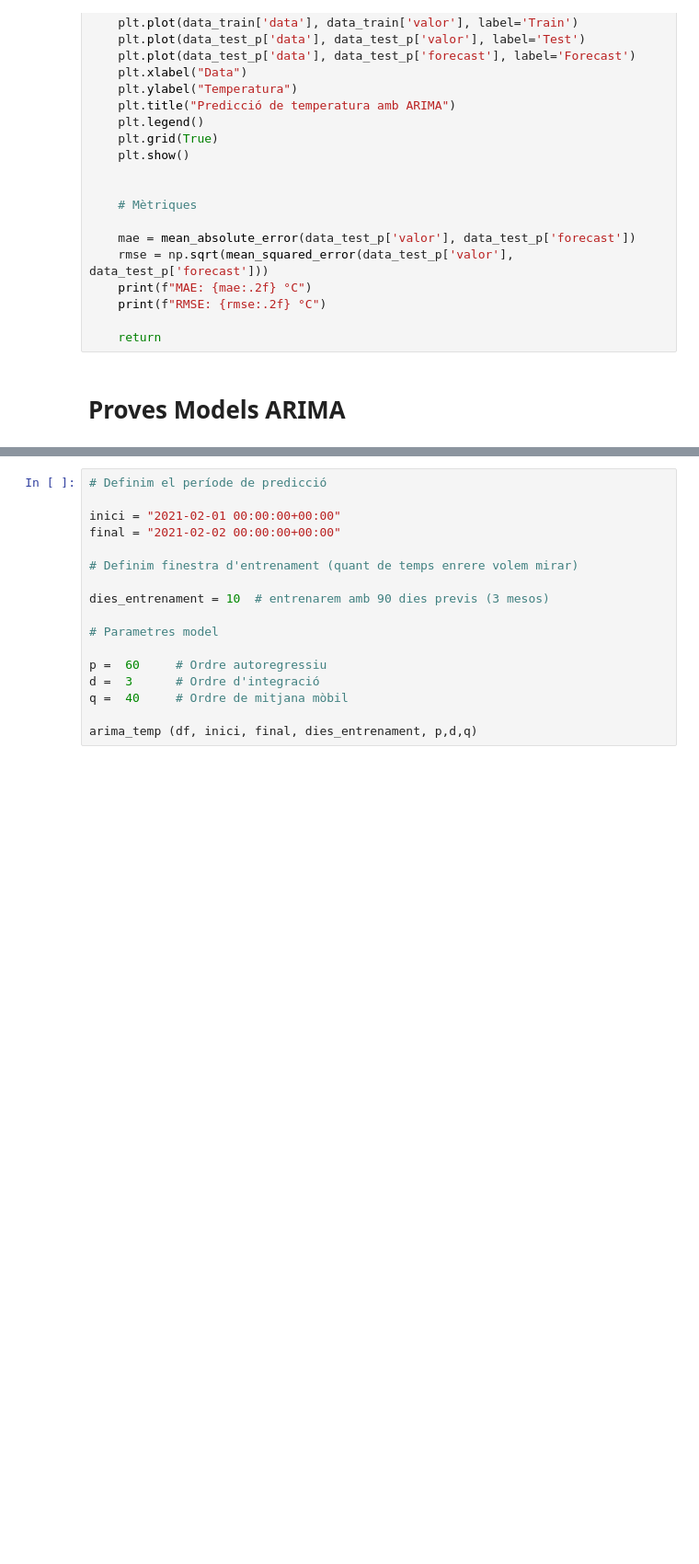
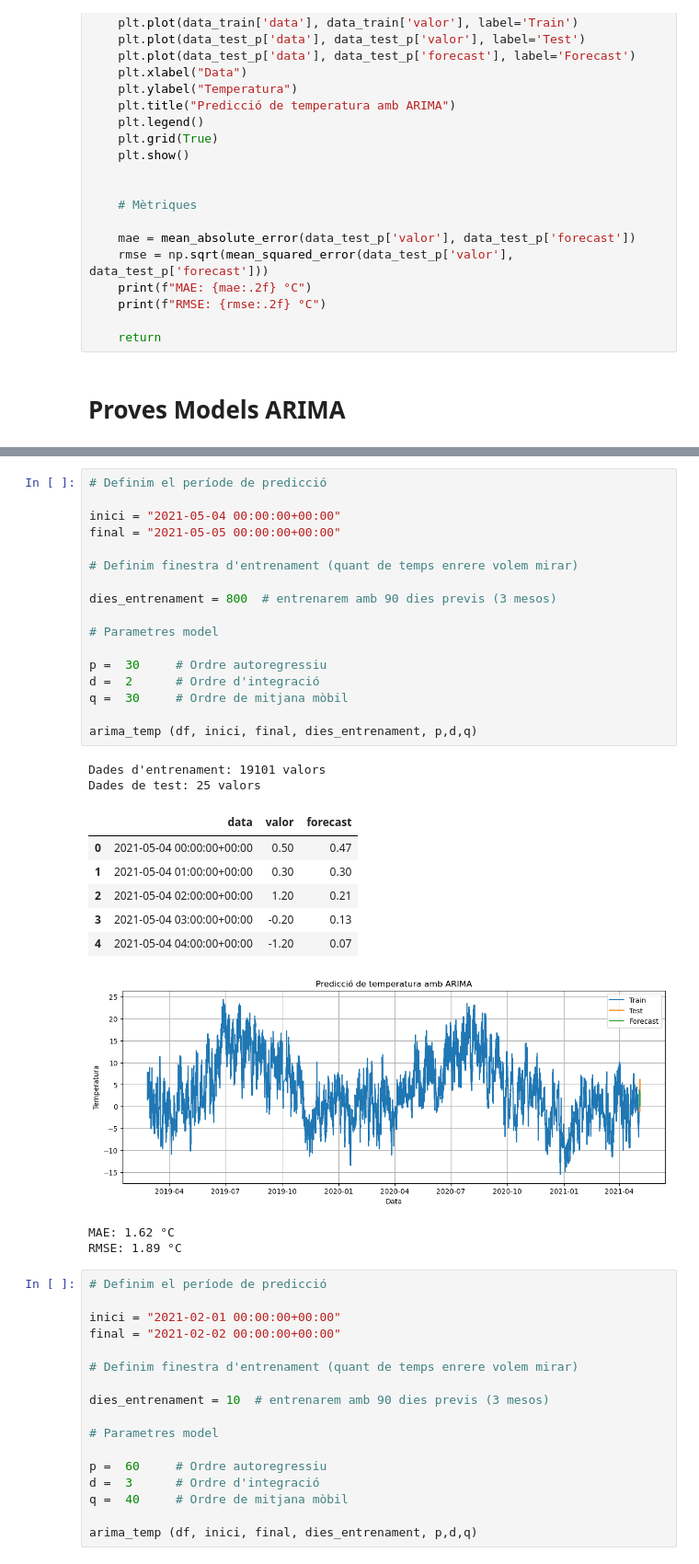
Before and after one commit to Paurro/TFM_SCM_Temperature_Forecasting_ML, a Jupyter notebook: models_prediccio/forecast_primers_casos/arima_model.ipynb, the cells around one changed output, grey strips where cells are left out. Shown at 92% size. Saved outputs shown, nothing was run; the diff lists cells and outputs as text; blank space fills up the shorter version.

```diff
--- a/models_prediccio/forecast_primers_casos/arima_model.ipynb
+++ b/models_prediccio/forecast_primers_casos/arima_model.ipynb
@@ -306,3 +306,32 @@ RMSE: 2.32 °C
+# %%
+# Definim el període de predicció
+
+inici = "2021-05-04 00:00:00+00:00"
+final = "2021-05-05 00:00:00+00:00"
+
+# Definim finestra d'entrenament (quant de temps enrere volem mirar)
+
+dies_entrenament = 800  # entrenarem amb 90 dies previs (3 mesos)
+
+# Parametres model
+
+p =  30     # Ordre autoregressiu
+d =  2      # Ordre d'integració
+q =  30     # Ordre de mitjana mòbil
+
+arima_temp (df, inici, final, dies_entrenament, p,d,q)
+# %% [output]
+Dades d'entrenament: 19101 valors
+Dades de test: 25 valors
+|  | data | valor | forecast |
+| 0 | 2021-05-04 00:00:00+00:00 | 0.50 | 0.47 |
+| 1 | 2021-05-04 01:00:00+00:00 | 0.30 | 0.30 |
+| 2 | 2021-05-04 02:00:00+00:00 | 1.20 | 0.21 |
+| 3 | 2021-05-04 03:00:00+00:00 | -0.20 | 0.13 |
+| 4 | 2021-05-04 04:00:00+00:00 | -1.20 | 0.07 |
+[figure, added]
+MAE: 1.62 °C
+RMSE: 1.89 °C
 # %%
 # Definim el període de predicció
 
```
Also changed, not shown: parts of 1 cell of this notebook.
